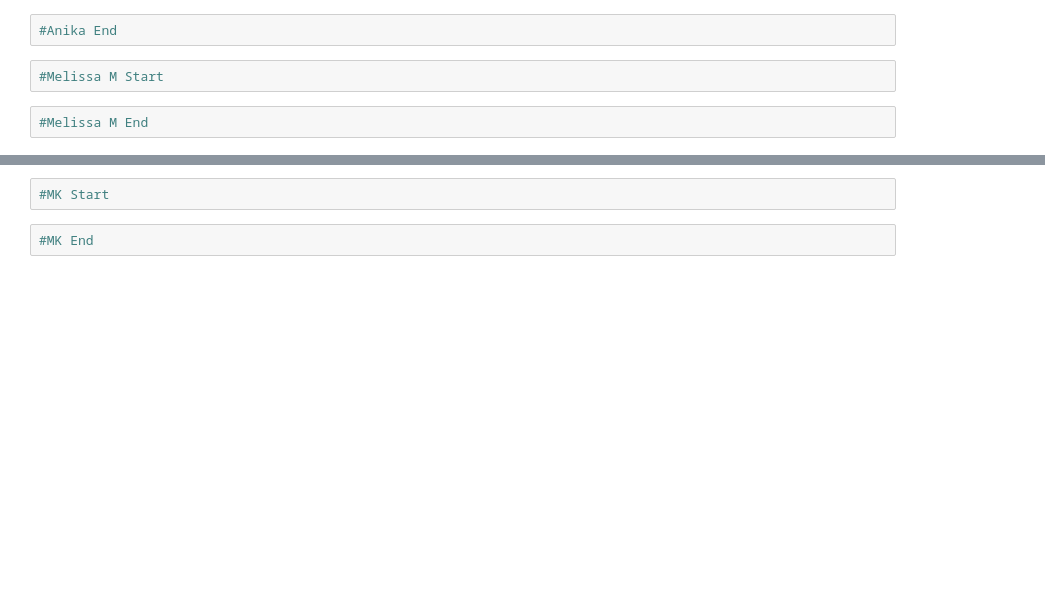
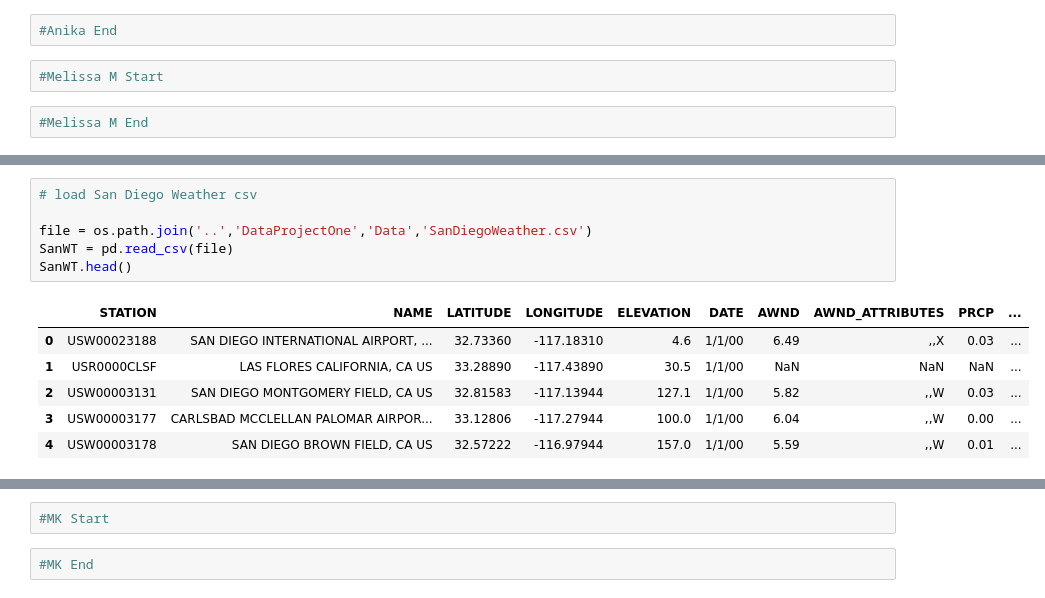
Before and after one commit to anikajohnson/DataProjectOne, a Jupyter notebook: DataProjectOne.ipynb, the cells around one changed output, grey strips where cells are left out. Drawn from its saved outputs; the diff is of its cells as text; blank space fills up the shorter version.

```diff
--- a/DataProjectOne.ipynb
+++ b/DataProjectOne.ipynb
@@ -55,0 +53,13 @@ Mendo.head()
+# %%
+# load San Diego Weather csv
+
+file = os.path.join('..','DataProjectOne','Data','SanDiegoWeather.csv')
+SanWT = pd.read_csv(file)
+SanWT.head()
+# %% [output]
+|  | STATION | NAME | LATITUDE | LONGITUDE | ELEVATION | DATE | AWND | AWND_ATTRIBUTES | PRCP | ... |
+| 0 | USW00023188 | SAN DIEGO INTERNATIONAL AIRPORT, ... | 32.73360 | -117.18310 | 4.6 | 1/1/00 | 6.49 | ,,X | 0.03 | ... |
+| 1 | USR0000CLSF | LAS FLORES CALIFORNIA, CA US | 33.28890 | -117.43890 | 30.5 | 1/1/00 | NaN | NaN | NaN | ... |
+| 2 | USW00003131 | SAN DIEGO MONTGOMERY FIELD, CA US | 32.81583 | -117.13944 | 127.1 | 1/1/00 | 5.82 | ,,W | 0.03 | ... |
+| 3 | USW00003177 | CARLSBAD MCCLELLAN PALOMAR AIRPOR... | 33.12806 | -117.27944 | 100.0 | 1/1/00 | 6.04 | ,,W | 0.00 | ... |
+| 4 | USW00003178 | SAN DIEGO BROWN FIELD, CA US | 32.57222 | -116.97944 | 157.0 | 1/1/00 | 5.59 | ,,W | 0.01 | ... |
```
Also changed, not shown: parts of 15 cells of this notebook.
